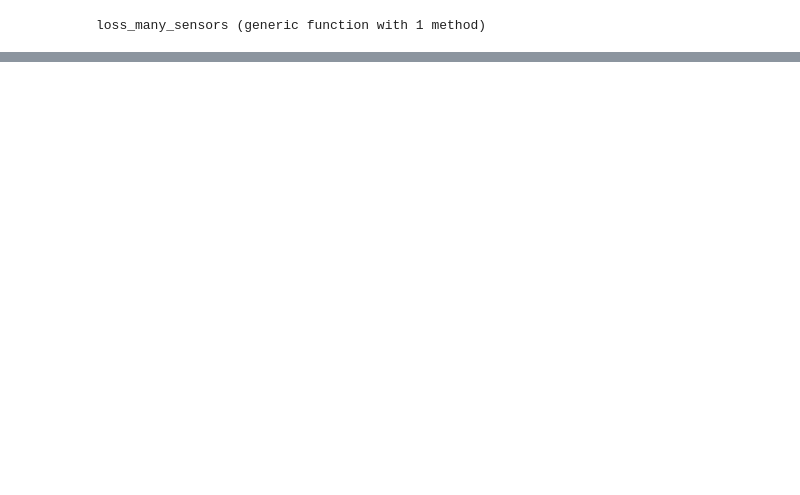
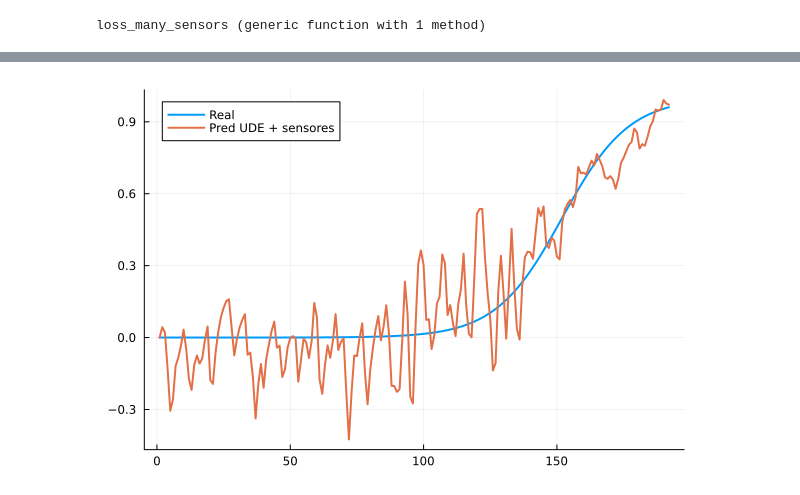
Before and after one commit to SoutoSebastian/TP-DegradacionDeMotores, a Jupyter notebook: mi_entorno/degradacionNasa.ipynb, the cells around one changed output, grey strips where cells are left out. Cells and saved outputs as stored; diff of their text form; code cells hidden in the pictures; blank space fills up the shorter version.

Commit message:
seleccion de sensores y termino de regularizacion

```diff
--- a/mi_entorno/degradacionNasa.ipynb
+++ b/mi_entorno/degradacionNasa.ipynb
@@ -657,18 +686,18 @@ build_train_trajs_sensors (generic function with 1 method)
 # %%
 train_trajs_sensors = build_train_trajs_sensors(
     trajectories;
-    n_motors=1
+    n_motors=1,
+    sensors = [6,7]
 )
-n_sensors = size(train_trajs_sensors[1].S, 2)
+n_sensors = length(train_trajs_sensors[1].sensor_interps)
 
 println("Cantidad de sensores usados: ", n_sensors)
 
 input_dim = 2 + n_sensors
 
 nn2 = Lux.Chain(
-    Lux.Dense(input_dim, 32, tanh), #aumente entrada para incluir sensores
-    Lux.Dense(32, 16, tanh),
-    Lux.Dense(16, 1)
+    Lux.Dense(input_dim, 8, tanh), #aumente entrada para incluir sensores
+    Lux.Dense(8, 1)
 )
 
 p_ude_sensors, st_ude_sensors = Lux.setup(rng, nn2)
@@ -679,7 +708,7 @@ p_ude_sensors = ComponentArray(p_ude_sensors)
 
 function ude_sensors!(du, u, p, τ, S)
 
-    input = Float32.(vcat([u[1], τ], S))
+    input = [u[1]; τ; S] #esto antes estaba en Float32, pero eso rompía las cosas
 
     out, _ = nn2(input, p, st_ude_sensors)
 
@@ -692,7 +721,7 @@ function predict_traj_sensors(p, traj)
 
     tvec = traj.t
     y = traj.y
-    S_traj = traj.S
+
 
     u0 = [y[1]]
 
@@ -702,10 +731,19 @@ function predict_traj_sensors(p, traj)
 
     function f!(du, u, p, t)
 
-        idx = searchsortedlast(tvec, t) #a ver, esto es para encontrar el indice del tiempo actual en el vector de tiempos de la trayectoria porque la red usa ts intermedios (t=0.5 ponele) y ahi
+        #idx = clamp(searchsortedlast(tvec, t), 1, length(tvec)) #a ver, esto es para encontrar el indice del tiempo actual en el vector de tiempos de la trayectoria porque la red usa ts intermedios (t=0.5 ponele) y ahi
                                         #no hay sensores. Entonces buscamos el indice del tiempo mas cercano que no sea mayor a t, y usamos los sensores de ese indice. es una aprox, hay q charlarlo
 
-        S = vec(S_traj[idx, :])
+
+
+        #S = vec(S_traj[idx, :])
+
+        #dejo comentado lo que estaba antes y pruebo los interpoladores
+
+        S = [
+            interp(clamp(t, t0, tf))
+            for interp in traj.sensor_interps
+        ]
 
         τ = (t - t0) / (tf - t0)
 
@@ -720,7 +758,8 @@ function predict_traj_sensors(p, traj)
         Tsit5(),
         saveat=tvec,
         abstol=1e-6,
-        reltol=1e-6
+        reltol=1e-6,
+        dtmax = 1.0
     )
 
     return Array(sol)[1, :]
@@ -760,8 +801,12 @@ optprob_ude_sensors = OptimizationProblem(
 
 result_ude_sensors = Optimization.solve(
     optprob_ude_sensors,
-    Adam(0.01),
-    maxiters=500
+    Adam(1e-3), #baje el learning rate, para que no se vuelva loco el optimizador
+    maxiters=500,
+    callback = (state, loss) -> begin
+        println(loss)
+        false
+    end
 )
 
 p_trained_ude_sensors = result_ude_sensors.u
@@ -768,24 +832,26 @@ p_trained_ude_sensors = result_ude_sensors.u
 # %%
 traj_plot = train_trajs_sensors[1]
 
-pred_ude_sensors = predict_traj_ude_sensors(
+pred_ude_sensors = predict_traj_sensors(
     p_trained_ude_sensors,
     traj_plot
 )
 
 p2 = plot(
     traj_plot.t,
     traj_plot.y,
     label="Real",
     linewidth=2
 )
 
 plot!(
     p2,
     traj_plot.t,
     pred_ude_sensors,
     label="Pred UDE + sensores",
     linewidth=2
 )
 
 p2
+# %% [output]
+[figure, added]
```
Also changed, not shown: parts of 41 cells of this notebook, 2 other files.
